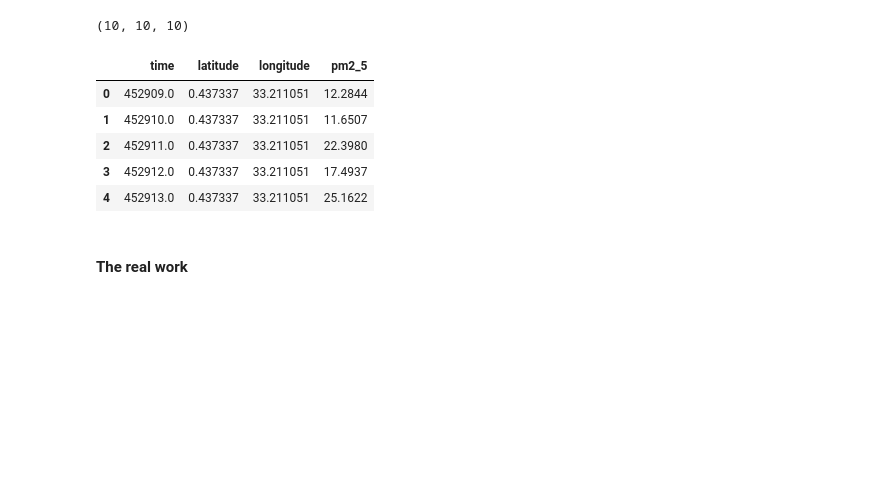
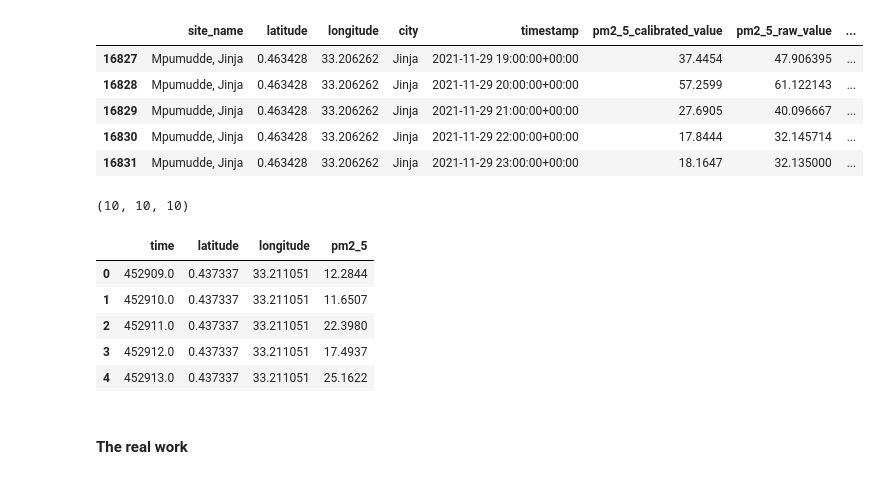
Before and after one commit to lilly-muyama/spatial_temporal_air_pollution_modelling, a Jupyter notebook: jinja/notebooks/29-05-23 Hyperparameter Optimization Grid Search.ipynb, the cells around one changed output. Cells and saved outputs as stored; diff of their text form; code cells hidden in the pictures; blank space fills up the shorter version.

```diff
--- a/jinja/notebooks/29-05-23 Hyperparameter Optimization Grid Search.ipynb
+++ b/jinja/notebooks/29-05-23 Hyperparameter Optimization Grid Search.ipynb
@@ -28,3 +25,12 @@ jinja_df.head()
+# %%
+jinja_df.tail()
+# %% [output]
+|  | site_name | latitude | longitude | city | timestamp | pm2_5_calibrated_value | pm2_5_raw_value | ... |
+| 16827 | Mpumudde, Jinja | 0.463428 | 33.206262 | Jinja | 2021-11-29 19:00:00+00:00 | 37.4454 | 47.906395 | ... |
+| 16828 | Mpumudde, Jinja | 0.463428 | 33.206262 | Jinja | 2021-11-29 20:00:00+00:00 | 57.2599 | 61.122143 | ... |
+| 16829 | Mpumudde, Jinja | 0.463428 | 33.206262 | Jinja | 2021-11-29 21:00:00+00:00 | 27.6905 | 40.096667 | ... |
+| 16830 | Mpumudde, Jinja | 0.463428 | 33.206262 | Jinja | 2021-11-29 22:00:00+00:00 | 17.8444 | 32.145714 | ... |
+| 16831 | Mpumudde, Jinja | 0.463428 | 33.206262 | Jinja | 2021-11-29 23:00:00+00:00 | 18.1647 | 32.135000 | ... |
 # %%
 latitudes = jinja_df['latitude'].unique()
 longitudes = jinja_df['longitude'].unique()
```
Also changed, not shown: parts of 10 cells of this notebook, 3 other files.
